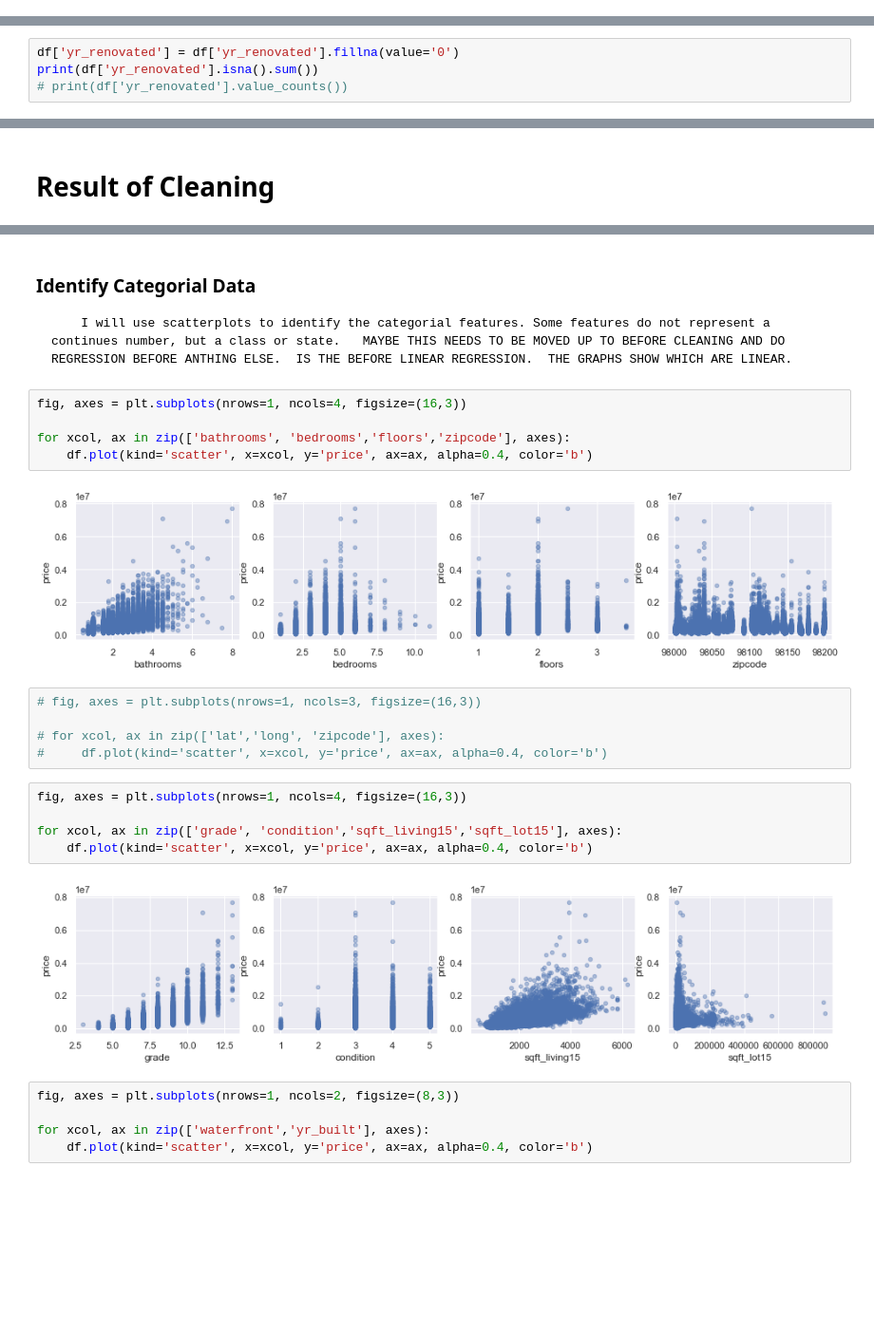
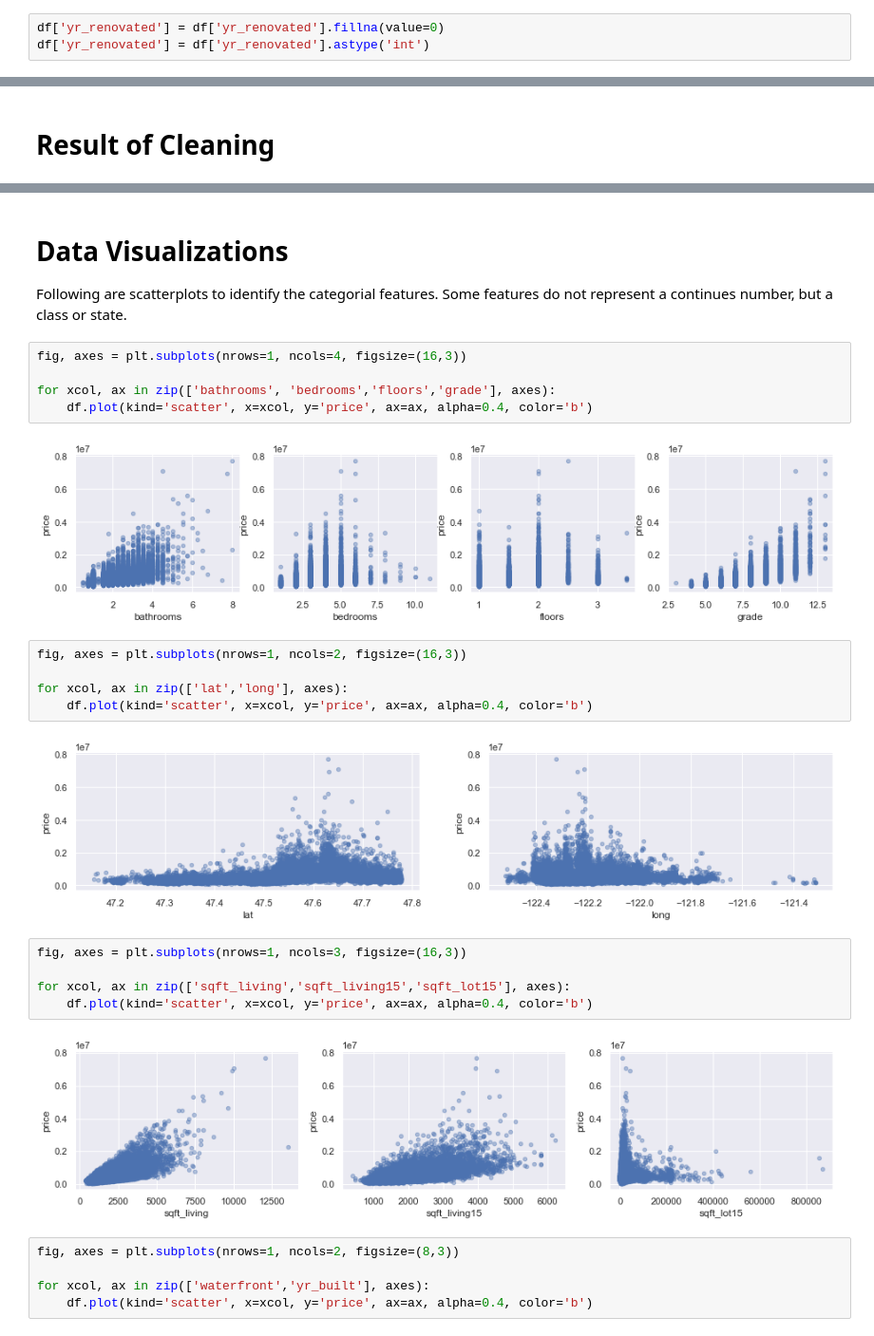
Before and after one commit to AnnikaNoren/Kings-County-House-Prices-Project, a Jupyter notebook: student.ipynb, the cells around one changed output, grey strips where cells are left out. Shown at 95% size. Saved outputs shown, nothing was run; the diff lists cells and outputs as text; blank space fills up the shorter version.

```diff
--- a/student.ipynb
+++ b/student.ipynb
@@ -272,0 +410,3 @@ There are 3 features that are missing data: View (how many times the property ha
+# %%
+df['yr_renovated'] = df['yr_renovated'].fillna(value=0)
+df['yr_renovated'] = df['yr_renovated'].astype('int')
@@ -393,4 +494,0 @@ There are 3,813 missing values.  In place of making up data, I will replace the
-# %%
-df['yr_renovated'] = df['yr_renovated'].fillna(value='0')
-print(df['yr_renovated'].isna().sum())
-# print(df['yr_renovated'].value_counts())
@@ -421,25 +561,28 @@ memory usage: 3.5+ MB
 # %% [markdown]
-### Identify Categorial Data
-        I will use scatterplots to identify the categorial features. Some features do not represent a continues number, but a class or state.   MAYBE THIS NEEDS TO BE MOVED UP TO BEFORE CLEANING AND DO REGRESSION BEFORE ANTHING ELSE.  IS THE BEFORE LINEAR REGRESSION.  THE GRAPHS SHOW WHICH ARE LINEAR.
+# Data Visualizations
+
+Following are scatterplots to identify the categorial features. Some features do not represent a continues number, but a class or state.
 # %%
 fig, axes = plt.subplots(nrows=1, ncols=4, figsize=(16,3))
 
-for xcol, ax in zip(['bathrooms', 'bedrooms','floors','zipcode'], axes):
+for xcol, ax in zip(['bathrooms', 'bedrooms','floors','grade'], axes):
     df.plot(kind='scatter', x=xcol, y='price', ax=ax, alpha=0.4, color='b')
 # %% [output]
-[figure, old version]
+[figure, new version]
 # %%
-# fig, axes = plt.subplots(nrows=1, ncols=3, figsize=(16,3))
+fig, axes = plt.subplots(nrows=1, ncols=2, figsize=(16,3))
 
-# for xcol, ax in zip(['lat','long', 'zipcode'], axes):
-#     df.plot(kind='scatter', x=xcol, y='price', ax=ax, alpha=0.4, color='b')
+for xcol, ax in zip(['lat','long'], axes):
+    df.plot(kind='scatter', x=xcol, y='price', ax=ax, alpha=0.4, color='b')
+# %% [output]
+[figure, added]
 # %%
-fig, axes = plt.subplots(nrows=1, ncols=4, figsize=(16,3))
+fig, axes = plt.subplots(nrows=1, ncols=3, figsize=(16,3))
 
-for xcol, ax in zip(['grade', 'condition','sqft_living15','sqft_lot15'], axes):
+for xcol, ax in zip(['sqft_living','sqft_living15','sqft_lot15'], axes):
     df.plot(kind='scatter', x=xcol, y='price', ax=ax, alpha=0.4, color='b')
 # %% [output]
-[figure, old version]
+[figure, new version]
 # %%
 fig, axes = plt.subplots(nrows=1, ncols=2, figsize=(8,3))
 
```
Also changed, not shown: parts of 162 cells of this notebook, 2 other files.
